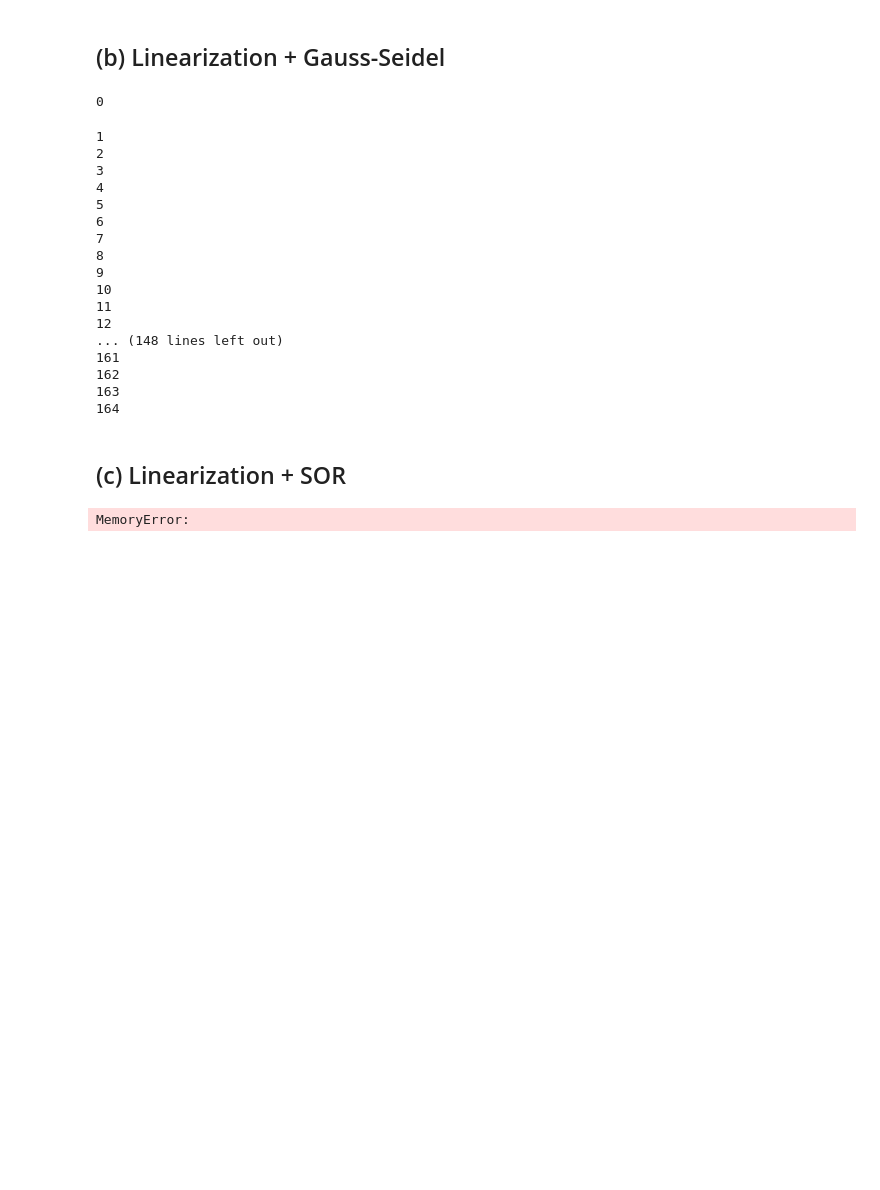
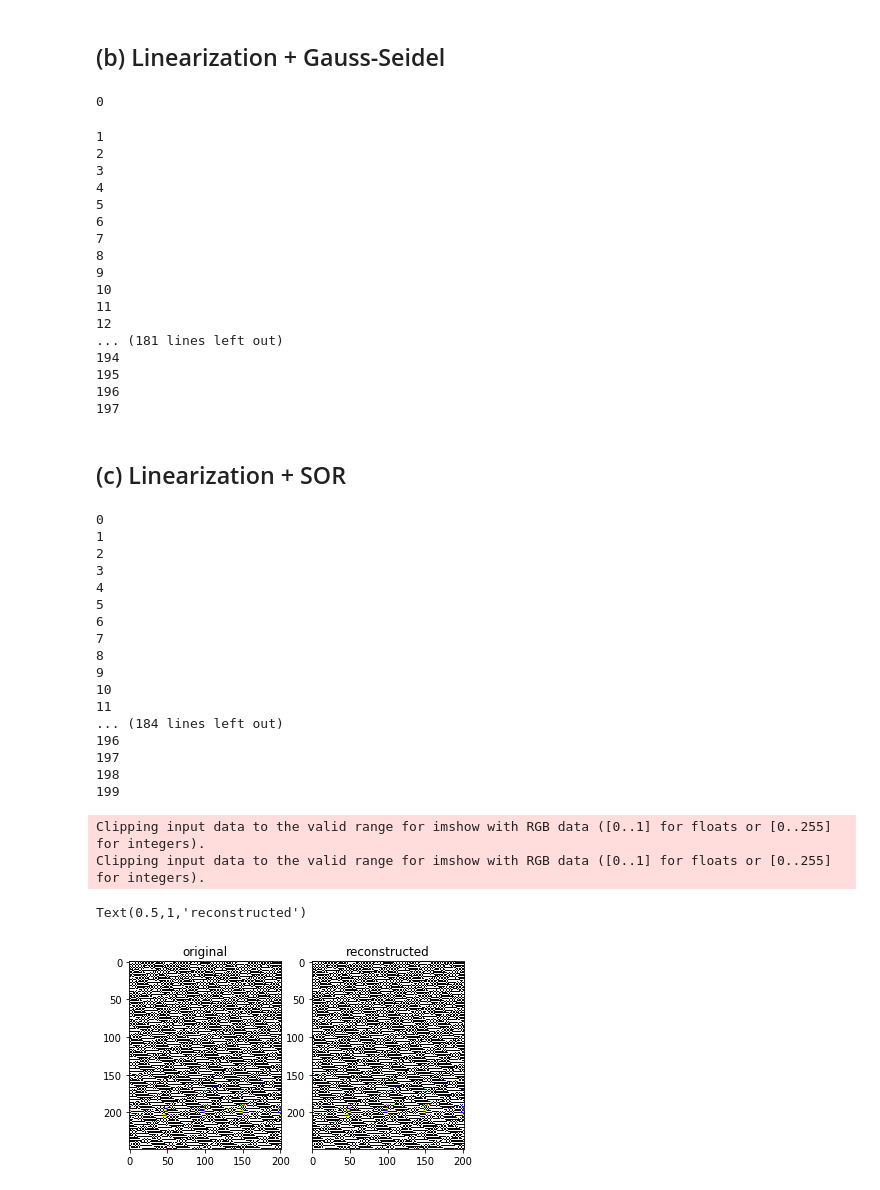
Before and after one commit to nibill/BME-ComputerVision, a Jupyter notebook: Assignment1/code/Inpainting.ipynb, the cells around one changed output. Saved outputs shown, nothing was run; the diff lists cells and outputs as text; code cells hidden in the pictures; blank space fills up the shorter version.

```diff
--- a/Assignment1/code/Inpainting.ipynb
+++ b/Assignment1/code/Inpainting.ipynb
@@ -223,58 +235,35 @@ def Hessian_matrix(u):
             # center pixel (i, j)
             rows[0, i * m + j] = i * m + j
             cols[0, i * m + j] = i * m + j
-            if u[j,i] == 0:
-                vals[0, i * m + j] = 4  # here change the value (could depend on 'u')
-            else:
-                vals[0, i * m + j] = 1
-
+            vals[0, i * m + j] = 4  # here change the value (could depend on 'u')
             # northern pixel (i, j - 1)
             rows[1, i * m + j] = i * m + j
             cols[1, i * m + j] = i * m + max(j - 1, 0)
-            if u[j,i]==0:
-                vals[1, i * m + j] = -1  # here change the value (could depend on 'u')
-            else :
-                vals[1, i * m + j] = 0
-
+            vals[1, i * m + j] = -1  # here change the value (could depend on 'u')
             # southern pixel (i, j + 1)
             rows[2, i * m + j] = i * m + j
             cols[2, i * m + j] = i * m + min(j + 1, m - 1)
-            if u[j,i]==0:
-                vals[2, i * m + j] = -1  # here change the value (could depend on 'u')
-            else :
-                vals[2, i * m + j] = 0
-
+            vals[2, i * m + j] = -1  # here change the value (could depend on 'u')
             # western pixel  (i - 1, j)
             rows[3, i * m + j] = i * m + j
             cols[3, i * m + j] = max(i - 1, 0) * m + j
-            if u[j,i]==0:
-                vals[3, i * m + j] = -1  # here change the value (could depend on 'u')
-            else :
-                vals[3, i * m + j] = 0
-
+            vals[3, i * m + j] = -1  # here change the value (could depend on 'u')
             # eastern pixel  (i + 1, j)
             rows[4, i * m + j] = i * m + j
             cols[4, i * m + j] = min(i + 1, n - 1) * m + j
-            if u[j,i]==0:
-                vals[4, i * m + j] = -1  # here change the value (could depend on 'u')
-            else :
-                vals[4, i * m + j] = 0
-
+            vals[4, i * m + j] = -1  # here change the value (could depend on 'u')
             # north-western pixel (i - 1, j - 1)
             rows[5, i * m + j] = i * m + j
             cols[5, i * m + j] = max(i - 1, 0) * m + max(j - 1, 0)
             vals[5, i * m + j] = 0  # here change the value (could depend on 'u')
-
             # north-eastern pixel (i + 1, j - 1)
             rows[6, i * m + j] = i * m + j
             cols[6, i * m + j] = min(i + 1, n - 1) * m + max(j - 1, 0)
             vals[6, i * m + j] = 0  # here change the value (could depend on 'u')
-
             # south-western pixel (i - 1, j + 1)
             rows[7, i * m + j] = i * m + j
             cols[7, i * m + j] = max(i - 1, 0) * m + min(j + 1, m - 1)
             vals[7, i * m + j] = 0  # here change the value (could depend on 'u')
-
             # south-eastern pixel  (i + 1, j + 1)
             rows[8, i * m + j] = i * m + j
             cols[8, i * m + j] = min(i + 1, n - 1) * m + min(j + 1, m - 1)
@@ -383,5 +354,5 @@ def LGS(g, omega, lmbda):
 # %%
-lmbda = 0.07  # change
+lmbda = 0.08  # change
 
 g = im * omega3
 
@@ -408,11 +379,11 @@ plt.title('reconstructed')
 10
 11
 12
-... (148 lines left out)
-161
-162
-163
-164
+... (181 lines left out)
+194
+195
+196
+197
 # %% [markdown]
 ## (c) Linearization + SOR
 # %%
@@ -503,16 +482,38 @@ def LSOR(g, omega, lmbda):
 # %%
 lmbda = 1  # change
 
 g = im * omega3
 
 uG = LSOR(g, omega, lmbda)
+
+g = im * omega3
 
 plt.figure()
 plt.subplot(1, 2, 1)
 plt.imshow(g)
 plt.title('original')
 plt.subplot(1, 2, 2)
 plt.imshow(uG)
 plt.title('reconstructed')
 # %% [output]
-MemoryError:
+0
+1
+2
+3
+4
+5
+6
+7
+8
+9
+10
+11
+... (184 lines left out)
+196
+197
+198
+199
+Clipping input data to the valid range for imshow with RGB data ([0..1] for floats or [0..255] for integers).
+Clipping input data to the valid range for imshow with RGB data ([0..1] for floats or [0..255] for integers).
+Text(0.5,1,'reconstructed')
+[figure, added]
```
Also changed, not shown: parts of 5 cells of this notebook.
